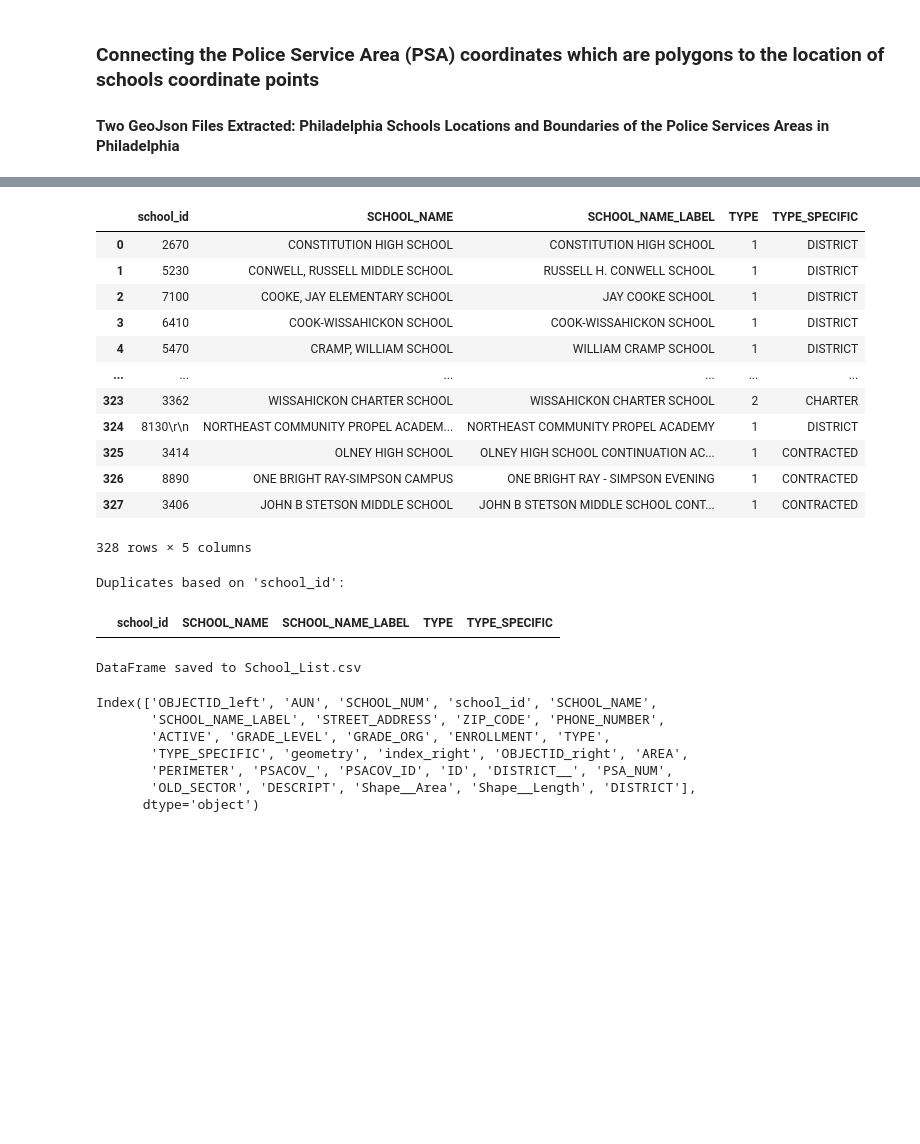
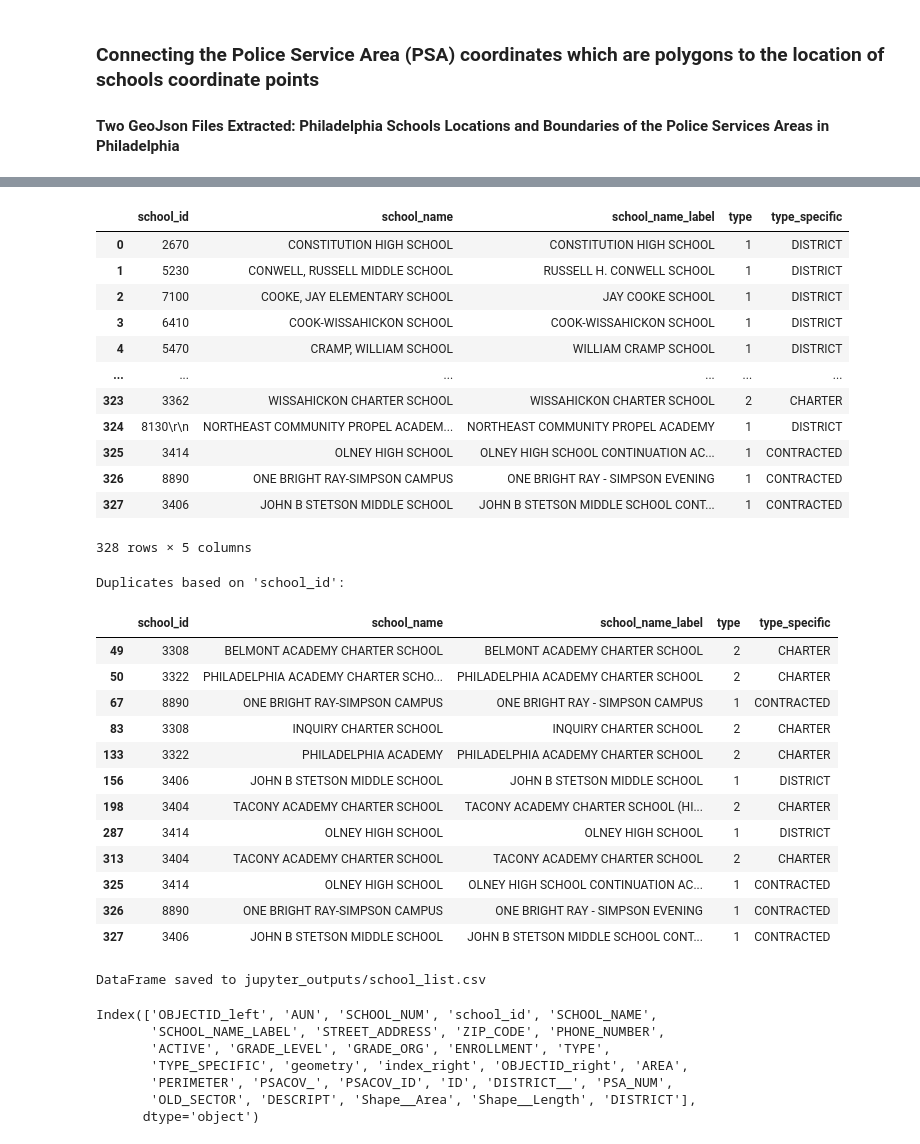
Before and after one commit to EricCroston/Philadelphia-School_Performance_vs_Crime_Data, a Jupyter notebook: Police_and_Incidents_Clean_up and Correlation Analysis.ipynb, the cells around one changed output, grey strips where cells are left out. Cells and saved outputs as stored; diff of their text form; code cells hidden in the pictures; blank space fills up the shorter version.

```diff
--- a/Police_and_Incidents_Clean_up and Correlation Analysis.ipynb
+++ b/Police_and_Incidents_Clean_up and Correlation Analysis.ipynb
@@ -381,16 +399,16 @@ school_gdf = school_gdf.to_crs(epsg=4326)
 psa_gdf = psa_gdf.to_crs(epsg=4326)
 
 # Perform a spatial join to find which PSA polygon each school is in
-school_with_psa = gpd.sjoin(school_gdf, psa_gdf, how='left', op='within')
+school_with_psa_gdf = gpd.sjoin(school_gdf, psa_gdf, how='left', predicate='within')
 
 # Extract relevant PSA and district information
-school_with_psa['PSA_NUM'] = school_with_psa['PSA_NUM']
-school_with_psa['DISTRICT'] = school_with_psa['DISTRICT__']
+school_with_psa_gdf['PSA_NUM'] = school_with_psa_gdf['PSA_NUM']
+school_with_psa_gdf['DISTRICT'] = school_with_psa_gdf['DISTRICT__']
 
 # Save the result to a new file or use it as needed
-school_with_psa.to_file('schools_with_psa_info.geojson', driver='GeoJSON')
+school_with_psa_gdf.to_file('jupyter_outputs/schools_with_psa_info.geojson', driver='GeoJSON')
 
-school_with_psa
+school_with_psa_gdf.head()
 # %% [output]
 |  | OBJECTID_left | AUN | SCHOOL_NUM | LOCATION_ID | SCHOOL_NAME | SCHOOL_NAME_LABEL | STREET_ADDRESS | ... |
 | 0 | 1 | 226519902.0 | NaN | None | WEST CATHOLIC PREPARATORY HIGH SC... | WEST PHILADELPHIA CATHOLIC HIGH S... | 4501-17 CHESTNUT ST | ... |
@@ -426,8 +438,8 @@ Data columns (total 30 columns):
 dtypes: float64(7), geometry(1), int64(5), object(17)
 memory usage: 118.9+ KB
 # %%
-# Rename LOCATION_ID to school_id if not already done
-school_with_psa = school_with_psa.rename(columns={'LOCATION_ID': 'school_id'})
+# Rename LOCATION_ID to school_id
+school_with_psa_gdf = school_with_psa_gdf.rename(columns={'LOCATION_ID': 'school_id'})
 
 # Include the desired columns
 columns_schools_list = [
@@ -439,18 +451,25 @@ columns_schools_list = [
 ]
 
 # Select only the desired columns
-School_List = school_with_psa[columns_schools_list]
+school_list_df = school_with_psa_gdf[columns_schools_list]
+
+school_list_df = school_list_df.rename(columns={
+    'SCHOOL_NAME': 'school_name',
+    'SCHOOL_NAME_LABEL': 'school_name_label',
+    'TYPE': 'type',
+    'TYPE_SPECIFIC': 'type_specific'
+})
 
 # Drop rows where 'school_id' is None or NaN
-School_List = School_List[School_List['school_id'].notnull() & (School_List['school_id'] != None)]
+school_list_df = school_list_df[school_list_df['school_id'].notnull() & (school_list_df['school_id'] != None)]
 
 # Reset index if you want a clean index
-School_List = School_List.reset_index(drop=True)
+school_list_df = school_list_df.reset_index(drop=True)
 
 # Check the result
-School_List
+school_list_df
 # %% [output]
-|  | school_id | SCHOOL_NAME | SCHOOL_NAME_LABEL | TYPE | TYPE_SPECIFIC |
+|  | school_id | school_name | school_name_label | type | type_specific |
 | 0 | 2670 | CONSTITUTION HIGH SCHOOL | CONSTITUTION HIGH SCHOOL | 1 | DISTRICT |
 | 1 | 5230 | CONWELL, RUSSELL MIDDLE SCHOOL | RUSSELL H. CONWELL SCHOOL | 1 | DISTRICT |
 | 2 | 7100 | COOKE, JAY ELEMENTARY SCHOOL | JAY COOKE SCHOOL | 1 | DISTRICT |
@@ -465,29 +484,40 @@ School_List
 328 rows × 5 columns
 # %%
 # Identify duplicates based on 'dc_key'
-duplicates = School_List[School_List.duplicated(subset=['school_id'], keep=False)]
+duplicates_df = school_list_df[school_list_df.duplicated(subset=['school_id'], keep=False)]
 
 print("Duplicates based on 'school_id':")
-duplicates.count()
-duplicates
+duplicates_df.count()
+duplicates_df
 # %% [output]
 Duplicates based on 'school_id':
-|  | school_id | SCHOOL_NAME | SCHOOL_NAME_LABEL | TYPE | TYPE_SPECIFIC |
+|  | school_id | school_name | school_name_label | type | type_specific |
+| 49 | 3308 | BELMONT ACADEMY CHARTER SCHOOL | BELMONT ACADEMY CHARTER SCHOOL | 2 | CHARTER |
+| 50 | 3322 | PHILADELPHIA ACADEMY CHARTER SCHO... | PHILADELPHIA ACADEMY CHARTER SCHOOL | 2 | CHARTER |
+| 67 | 8890 | ONE BRIGHT RAY-SIMPSON CAMPUS | ONE BRIGHT RAY - SIMPSON CAMPUS | 1 | CONTRACTED |
+| 83 | 3308 | INQUIRY CHARTER SCHOOL | INQUIRY CHARTER SCHOOL | 2 | CHARTER |
+| 133 | 3322 | PHILADELPHIA ACADEMY | PHILADELPHIA ACADEMY CHARTER SCHOOL | 2 | CHARTER |
+| 156 | 3406 | JOHN B STETSON MIDDLE SCHOOL | JOHN B STETSON MIDDLE SCHOOL | 1 | DISTRICT |
+| 198 | 3404 | TACONY ACADEMY CHARTER SCHOOL | TACONY ACADEMY CHARTER SCHOOL (HI... | 2 | CHARTER |
+| 287 | 3414 | OLNEY HIGH SCHOOL | OLNEY HIGH SCHOOL | 1 | DISTRICT |
+| 313 | 3404 | TACONY ACADEMY CHARTER SCHOOL | TACONY ACADEMY CHARTER SCHOOL | 2 | CHARTER |
+| 325 | 3414 | OLNEY HIGH SCHOOL | OLNEY HIGH SCHOOL CONTINUATION AC... | 1 | CONTRACTED |
+| 326 | 8890 | ONE BRIGHT RAY-SIMPSON CAMPUS | ONE BRIGHT RAY - SIMPSON EVENING | 1 | CONTRACTED |
+| 327 | 3406 | JOHN B STETSON MIDDLE SCHOOL | JOHN B STETSON MIDDLE SCHOOL CONT... | 1 | CONTRACTED |
 # %%
 # Remove duplicates based on a specific column or combination of columns
-School_List = School_List.drop_duplicates(subset=['school_id'], keep='first')
+school_list_df = school_list_df.drop_duplicates(subset=['school_id'], keep='first')
 
 # Optionally, reset the index if needed
-School_List.reset_index(drop=True, inplace=True)
+school_list_df.reset_index(drop=True, inplace=True)
 
 # Save the cleaned DataFrame to a new CSV file
-
-output_file_path= 'School_List.csv'
+output_file_path= 'jupyter_outputs/school_list.csv'
 
 # Save the DataFrame to a CSV file
-School_List.to_csv(output_file_path, index=False)
+school_list_df.to_csv(output_file_path, index=False)
 
 print(f"DataFrame saved to {output_file_path}")
 # %% [output]
-DataFrame saved to School_List.csv
+DataFrame saved to jupyter_outputs/school_list.csv
 # %%
```
Also changed, not shown: parts of 18 cells of this notebook, 16 other files.
